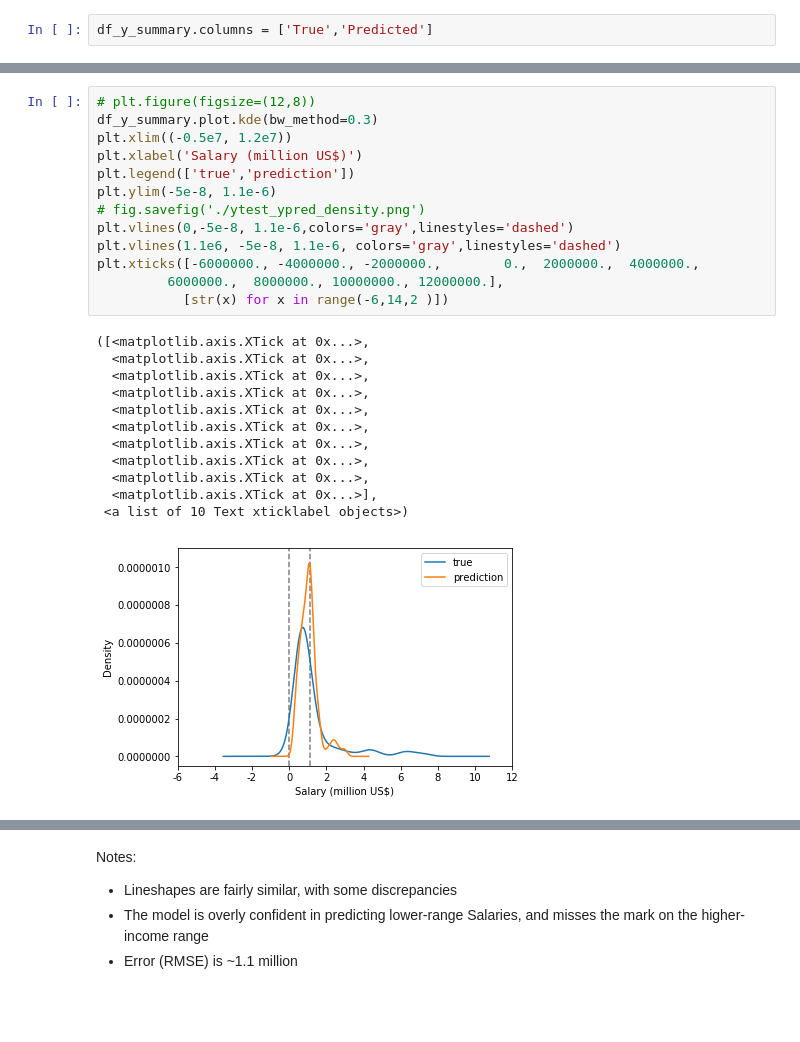
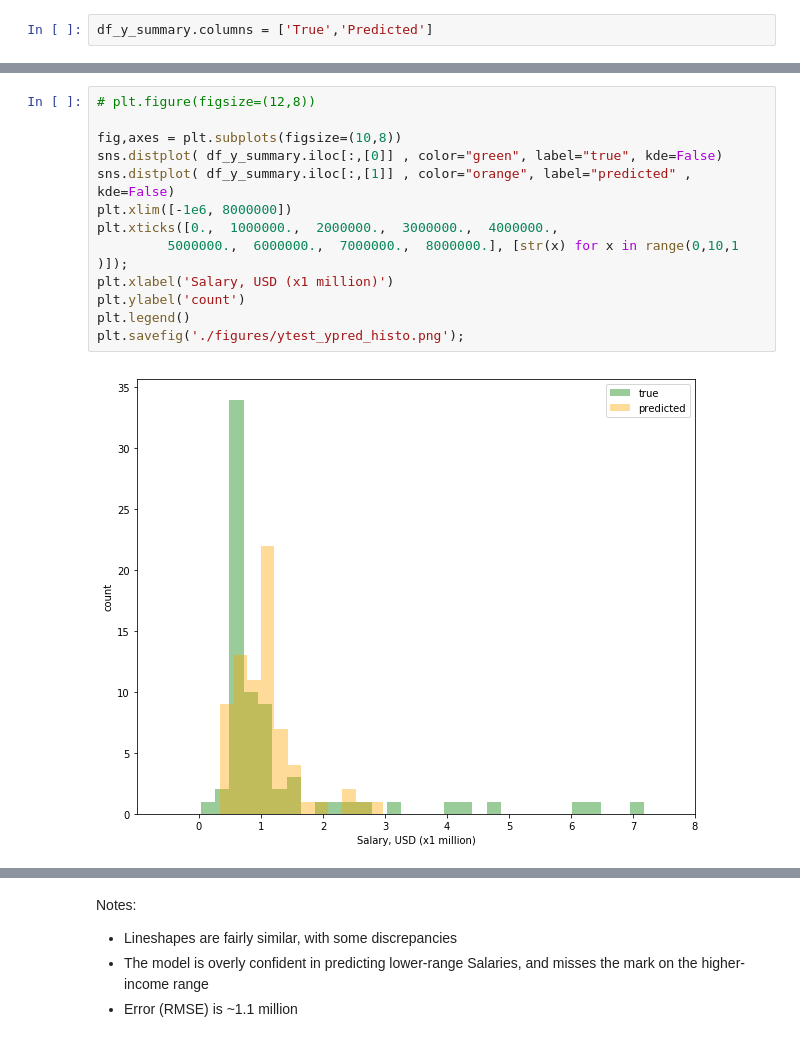
Before and after one commit to jhonsen/NFLplayersValuation, a Jupyter notebook: codes/Engineering-Modeling-4th.ipynb, the cells around one changed output, grey strips where cells are left out. Cells and saved outputs as stored; diff of their text form; blank space fills up the shorter version.

Commit message:
fixed distribution ytest figures

```diff
--- a/codes/Engineering-Modeling-4th.ipynb
+++ b/codes/Engineering-Modeling-4th.ipynb
@@ -736,26 +728,15 @@ plt.savefig('./ytest_ypred_density.png')
-# %%
-# plt.figure(figsize=(12,8))
-df_y_summary.plot.kde(bw_method=0.3)
-plt.xlim((-0.5e7, 1.2e7))
-plt.xlabel('Salary (million US$)')
-plt.legend(['true','prediction'])
-plt.ylim(-5e-8, 1.1e-6)
-# fig.savefig('./ytest_ypred_density.png')
-plt.vlines(0,-5e-8, 1.1e-6,colors='gray',linestyles='dashed')
-plt.vlines(1.1e6, -5e-8, 1.1e-6, colors='gray',linestyles='dashed')
-plt.xticks([-6000000., -4000000., -2000000.,        0.,  2000000.,  4000000.,
-         6000000.,  8000000., 10000000., 12000000.],
-           [str(x) for x in range(-6,14,2 )])
-# %% [output]
-([<matplotlib.axis.XTick at 0x...>,
-  <matplotlib.axis.XTick at 0x...>,
-  <matplotlib.axis.XTick at 0x...>,
-  <matplotlib.axis.XTick at 0x...>,
-  <matplotlib.axis.XTick at 0x...>,
-  <matplotlib.axis.XTick at 0x...>,
-  <matplotlib.axis.XTick at 0x...>,
-  <matplotlib.axis.XTick at 0x...>,
-  <matplotlib.axis.XTick at 0x...>,
-  <matplotlib.axis.XTick at 0x...>],
- <a list of 10 Text xticklabel objects>)
-[figure, removed]
+# %%
+# plt.figure(figsize=(12,8))
+
+fig,axes = plt.subplots(figsize=(10,8))
+sns.distplot( df_y_summary.iloc[:,[0]] , color="green", label="true", kde=False)
+sns.distplot( df_y_summary.iloc[:,[1]] , color="orange", label="predicted" , kde=False)
+plt.xlim([-1e6, 8000000])
+plt.xticks([0.,  1000000.,  2000000.,  3000000.,  4000000.,
+         5000000.,  6000000.,  7000000.,  8000000.], [str(x) for x in range(0,10,1 )]);
+plt.xlabel('Salary, USD (x1 million)')
+plt.ylabel('count')
+plt.legend()
+plt.savefig('./figures/ytest_ypred_histo.png');
+# %% [output]
+[figure, added]
```
Also changed, not shown: parts of 29 cells of this notebook, 6 other files.
